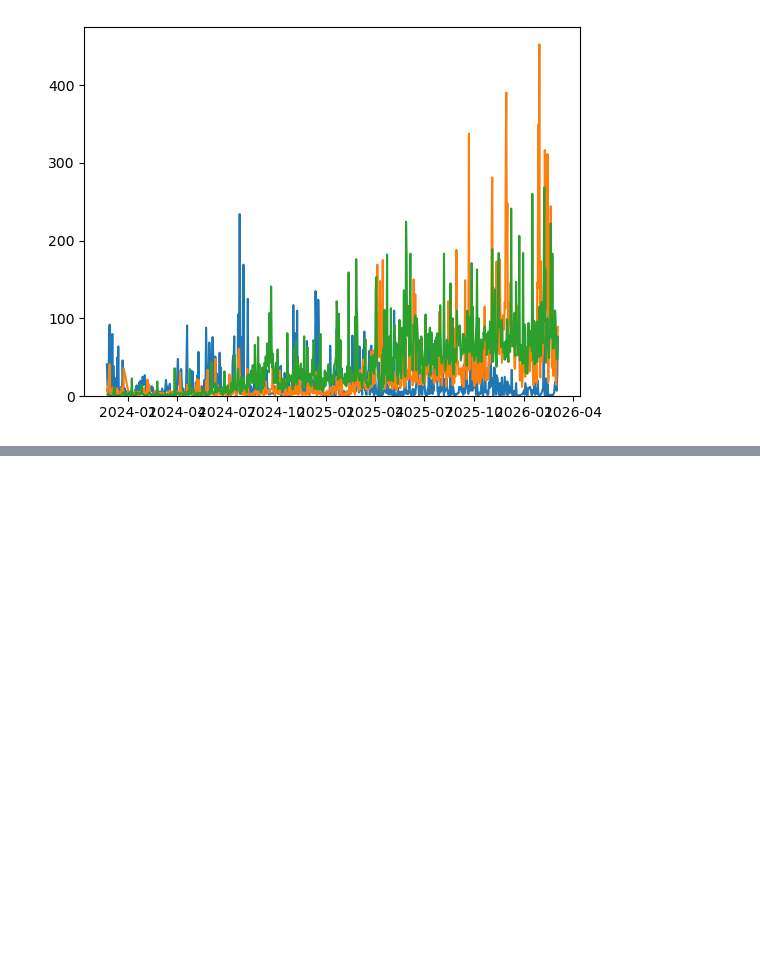
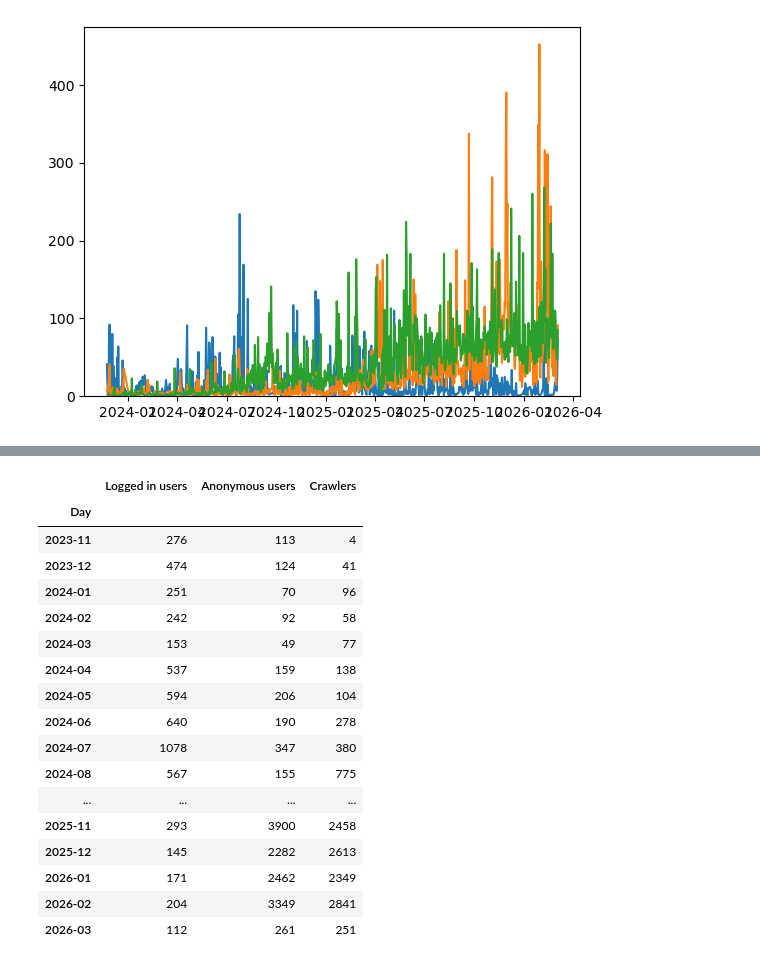
Before and after one commit to festim-dev/pose, a Jupyter notebook: test_discourse.ipynb, the cells around one changed output, grey strips where cells are left out. Cells and saved outputs as stored; diff of their text form; code cells hidden in the pictures; blank space fills up the shorter version.

```diff
--- a/test_discourse.ipynb
+++ b/test_discourse.ipynb
@@ -67,4 +67,21 @@ Crawlers [{'x': '2023-11-24', 'y': 2}, {'x': '2023-11-27', 'y': 1}, {'x': '2023-
 # %%
 # make a new dataframe with Day as the index and "logged in", "anonymous", "crawlers" as columns
 
-new_df = pandas.DataFrame()
+all_days = set()
+for label, (xs, ys) in data_filtered.items():
+    all_days.update(xs)
+
+all_days = sorted(all_days)
+
+df = pandas.DataFrame(columns=data_filtered.keys(), index=all_days)
+
+for label, (xs, ys) in data_filtered.items():
+    for x, y in zip(xs, ys):
+        df.loc[x, label] = y
+
+# set index name
+df.index.name = "Day"
+
+# convert index to column
+df.reset_index(inplace=True)
+df
@@ -71 +102,27 @@ new_df = pandas.DataFrame()
+# %%
+# group per month based on the "Day" index (sum numeric columns only)
+df_monthly = df.groupby(
+    df["Day"].dt.to_period("M")
+)[["Logged in users", "Anonymous users", "Crawlers"]].sum()
+
+df_monthly
+# %% [output]
+|  | Logged in users | Anonymous users | Crawlers |
+| Day |  |  |  |
+| 2023-11 | 276 | 113 | 4 |
+| 2023-12 | 474 | 124 | 41 |
+| 2024-01 | 251 | 70 | 96 |
+| 2024-02 | 242 | 92 | 58 |
+| 2024-03 | 153 | 49 | 77 |
+| 2024-04 | 537 | 159 | 138 |
+| 2024-05 | 594 | 206 | 104 |
+| 2024-06 | 640 | 190 | 278 |
+| 2024-07 | 1078 | 347 | 380 |
+| 2024-08 | 567 | 155 | 775 |
+| ... | ... | ... | ... |
+| 2025-11 | 293 | 3900 | 2458 |
+| 2025-12 | 145 | 2282 | 2613 |
+| 2026-01 | 171 | 2462 | 2349 |
+| 2026-02 | 204 | 3349 | 2841 |
+| 2026-03 | 112 | 261 | 251 |
 # %%
```
Also changed, not shown: parts of 2 cells of this notebook, 4 other files.
